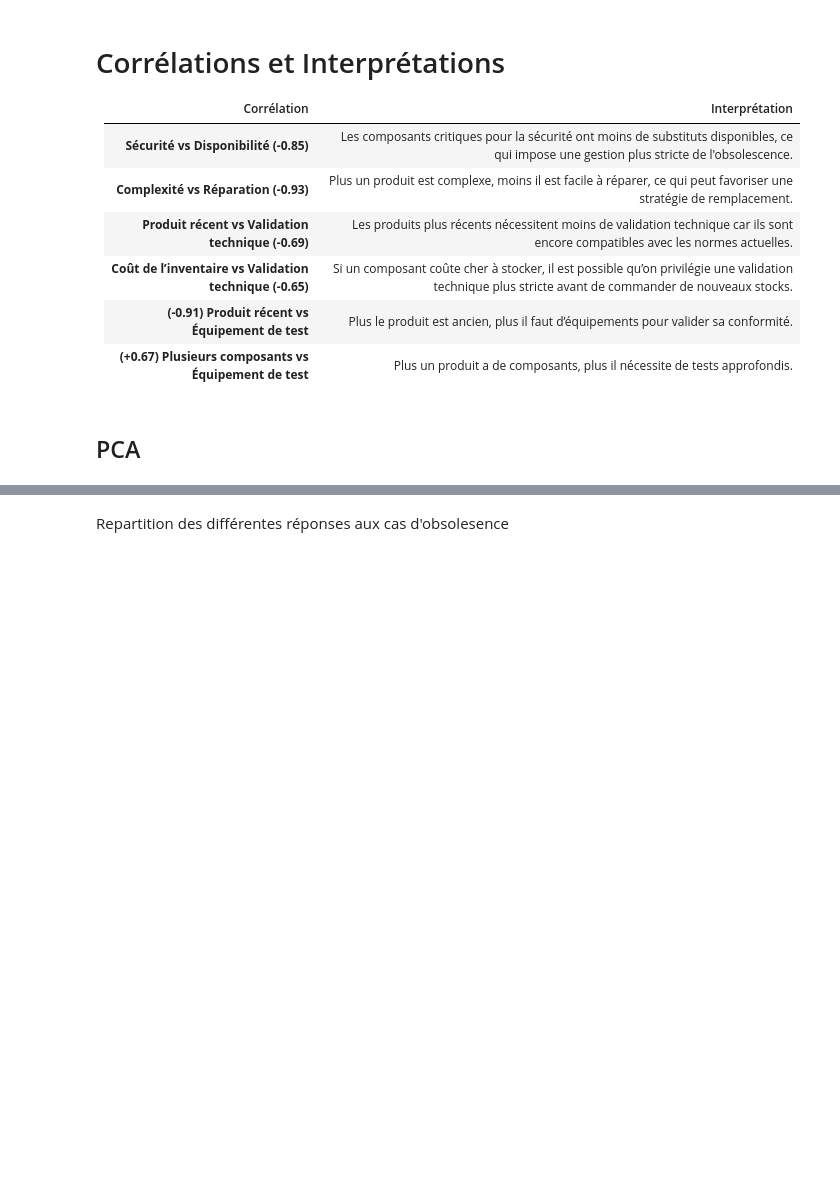
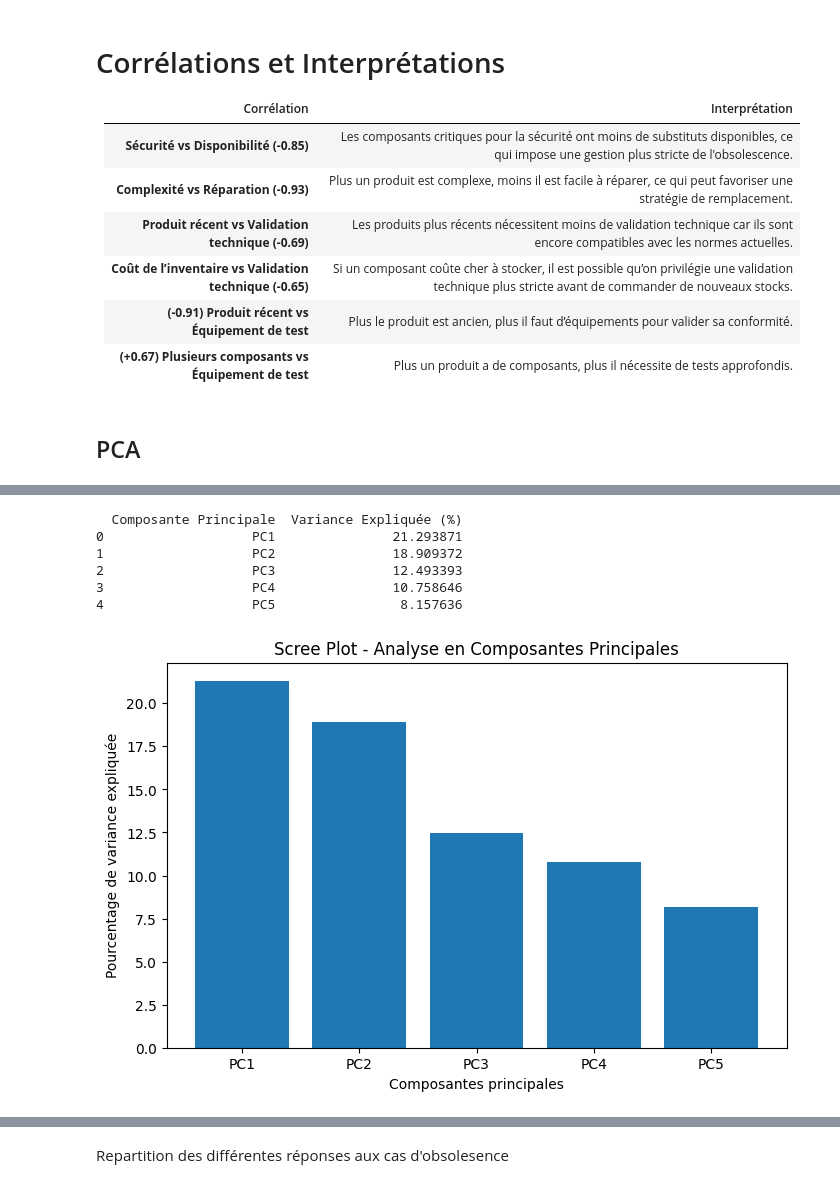
Before and after one commit to coupsim/PSYN_SNCF, a Jupyter notebook: PSYN_sncf_data.ipynb, the cells around one changed output, grey strips where cells are left out. Saved outputs shown, nothing was run; the diff lists cells and outputs as text; code cells hidden in the pictures; blank space fills up the shorter version.

```diff
--- a/PSYN_sncf_data.ipynb
+++ b/PSYN_sncf_data.ipynb
@@ -284,0 +310,44 @@ display(df_high_corr)
+# %%
+
+# ✅ Charger les données (Remplacez par votre propre DataFrame)
+# df = pd.read_csv("votre_fichier.csv")  # Si vous avez un fichier CSV
+
+# ✅ Sélection des colonnes binaires (0/1) - Assurez-vous qu'elles sont bien numériques
+cols = df.select_dtypes(include=['int', 'float']).columns
+df_pca = df[cols]
+
+# ✅ Standardisation des données (important pour la PCA)
+scaler = StandardScaler()
+df_pca_scaled = scaler.fit_transform(df_pca)
+
+# ✅ Appliquer la PCA
+pca = PCA(n_components=0.70)  # Garder 95% de la variance
+pca_result = pca.fit_transform(df_pca_scaled)
+
+# ✅ Récupération de la variance expliquée par chaque composante principale
+explained_variance = pca.explained_variance_ratio_
+
+# ✅ Affichage sous forme de tableau
+pca_variance_df = pd.DataFrame({
+    'Composante Principale': [f'PC{i+1}' for i in range(len(explained_variance))],
+    'Variance Expliquée (%)': explained_variance * 100
+})
+
+# ✅ Afficher le tableau des variances expliquées
+print(pca_variance_df)
+
+# ✅ Visualisation avec un Scree Plot
+plt.figure(figsize=(8,5))
+plt.bar(range(1, len(explained_variance)+1), explained_variance * 100, tick_label=[f"PC{i+1}" for i in range(len(explained_variance))])
+plt.xlabel("Composantes principales")
+plt.ylabel("Pourcentage de variance expliquée")
+plt.title("Scree Plot - Analyse en Composantes Principales")
+plt.show()
+# %% [output]
+  Composante Principale  Variance Expliquée (%)
+0                   PC1               21.293871
+1                   PC2               18.909372
+2                   PC3               12.493393
+3                   PC4               10.758646
+4                   PC5                8.157636
+[figure, added]
```
Also changed, not shown: parts of 19 cells of this notebook.
